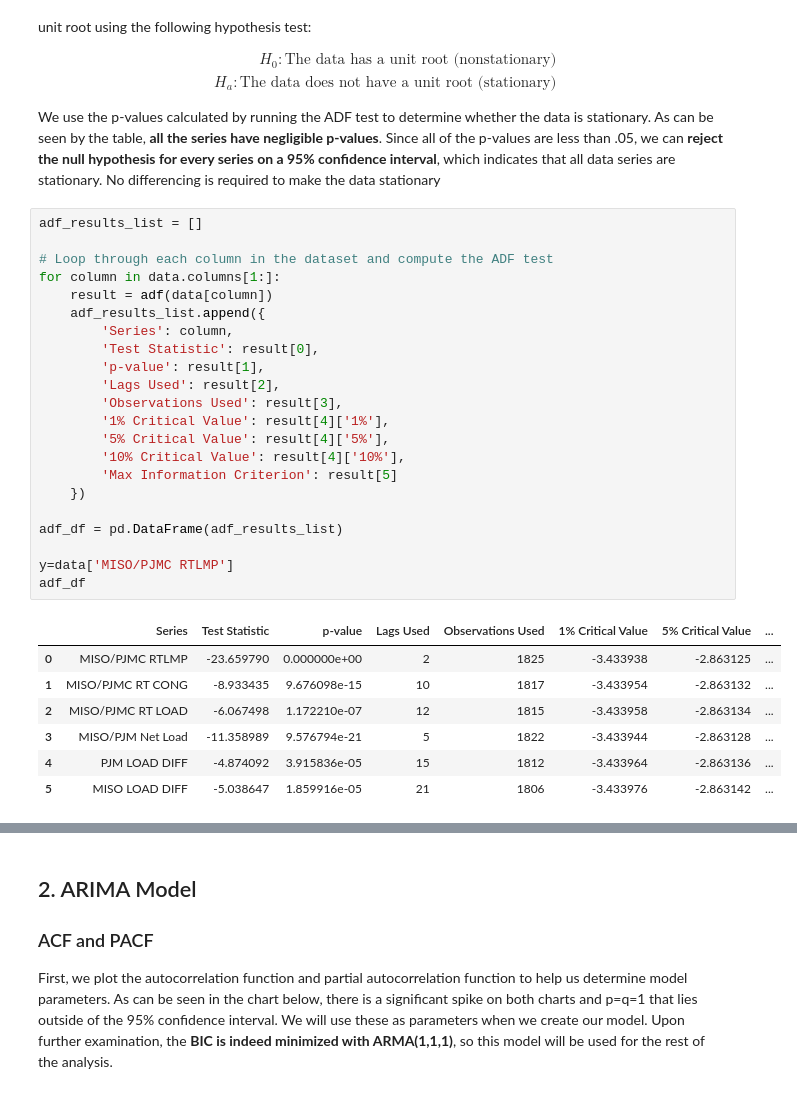
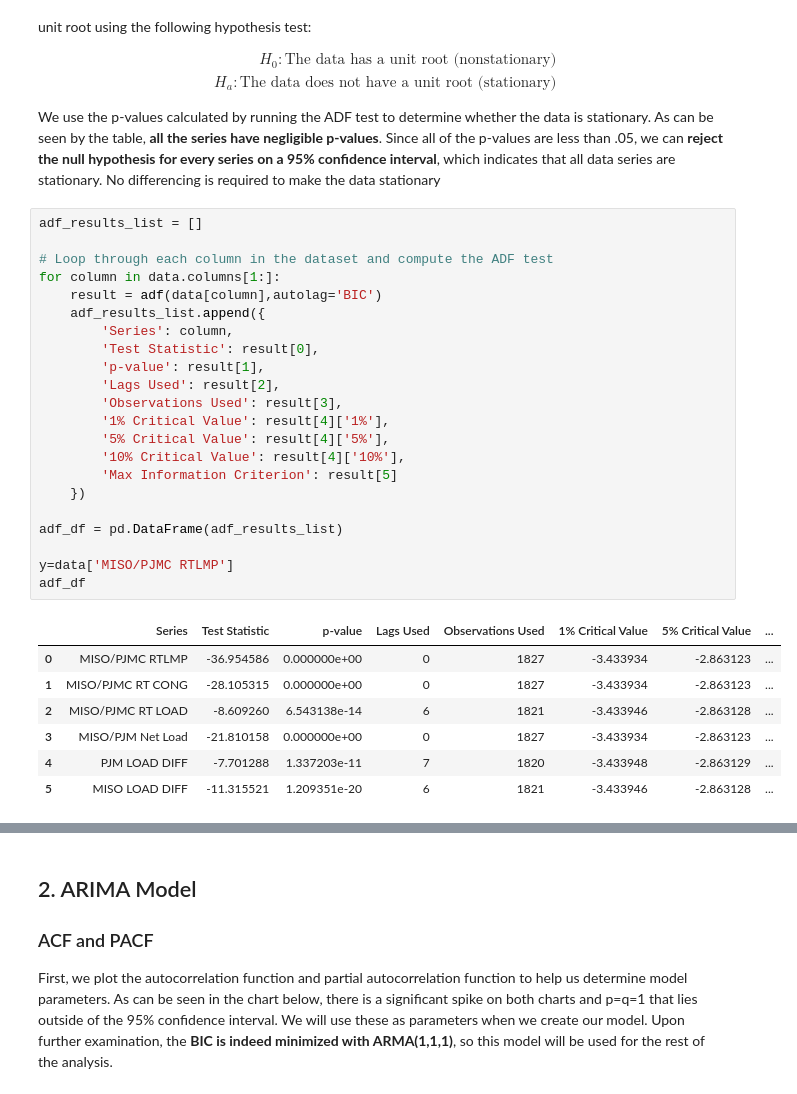
Before and after one commit to jaredandreatta/TimeSeriesJupyterBook, a Jupyter notebook: HW/hw2.ipynb, the cells around one changed output, grey strips where cells are left out. Saved outputs shown, nothing was run; the diff lists cells and outputs as text.

```diff
--- a/HW/hw2.ipynb
+++ b/HW/hw2.ipynb
@@ -107,30 +67,30 @@ We use the p-values calculated by running the ADF test to determine whether the
 # %%
 adf_results_list = []
 
 # Loop through each column in the dataset and compute the ADF test
 for column in data.columns[1:]:
-    result = adf(data[column])
+    result = adf(data[column],autolag='BIC')
     adf_results_list.append({
         'Series': column,
         'Test Statistic': result[0],
         'p-value': result[1],
         'Lags Used': result[2],
         'Observations Used': result[3],
         '1% Critical Value': result[4]['1%'],
         '5% Critical Value': result[4]['5%'],
         '10% Critical Value': result[4]['10%'],
         'Max Information Criterion': result[5]
     })
 
 adf_df = pd.DataFrame(adf_results_list)
 
 y=data['MISO/PJMC RTLMP']
 adf_df
 # %% [output]
 |  | Series | Test Statistic | p-value | Lags Used | Observations Used | 1% Critical Value | 5% Critical Value | ... |
-| 0 | MISO/PJMC RTLMP | -23.659790 | 0.000000e+00 | 2 | 1825 | -3.433938 | -2.863125 | ... |
-| 1 | MISO/PJMC RT CONG | -8.933435 | 9.676098e-15 | 10 | 1817 | -3.433954 | -2.863132 | ... |
-| 2 | MISO/PJMC RT LOAD | -6.067498 | 1.172210e-07 | 12 | 1815 | -3.433958 | -2.863134 | ... |
-| 3 | MISO/PJM Net Load | -11.358989 | 9.576794e-21 | 5 | 1822 | -3.433944 | -2.863128 | ... |
-| 4 | PJM LOAD DIFF | -4.874092 | 3.915836e-05 | 15 | 1812 | -3.433964 | -2.863136 | ... |
-| 5 | MISO LOAD DIFF | -5.038647 | 1.859916e-05 | 21 | 1806 | -3.433976 | -2.863142 | ... |
+| 0 | MISO/PJMC RTLMP | -36.954586 | 0.000000e+00 | 0 | 1827 | -3.433934 | -2.863123 | ... |
+| 1 | MISO/PJMC RT CONG | -28.105315 | 0.000000e+00 | 0 | 1827 | -3.433934 | -2.863123 | ... |
+| 2 | MISO/PJMC RT LOAD | -8.609260 | 6.543138e-14 | 6 | 1821 | -3.433946 | -2.863128 | ... |
+| 3 | MISO/PJM Net Load | -21.810158 | 0.000000e+00 | 0 | 1827 | -3.433934 | -2.863123 | ... |
+| 4 | PJM LOAD DIFF | -7.701288 | 1.337203e-11 | 7 | 1820 | -3.433948 | -2.863129 | ... |
+| 5 | MISO LOAD DIFF | -11.315521 | 1.209351e-20 | 6 | 1821 | -3.433946 | -2.863128 | ... |
```
Also changed, not shown: parts of 15 cells of this notebook, 13 other files.
